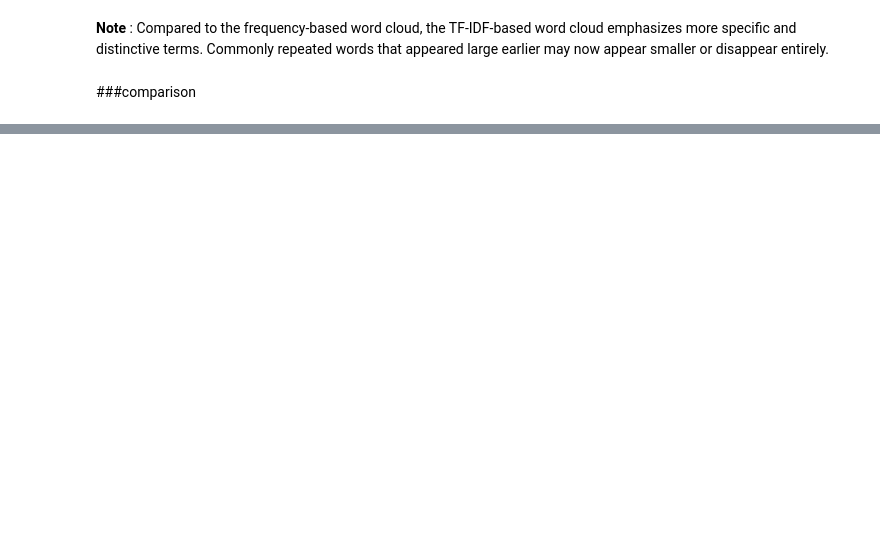
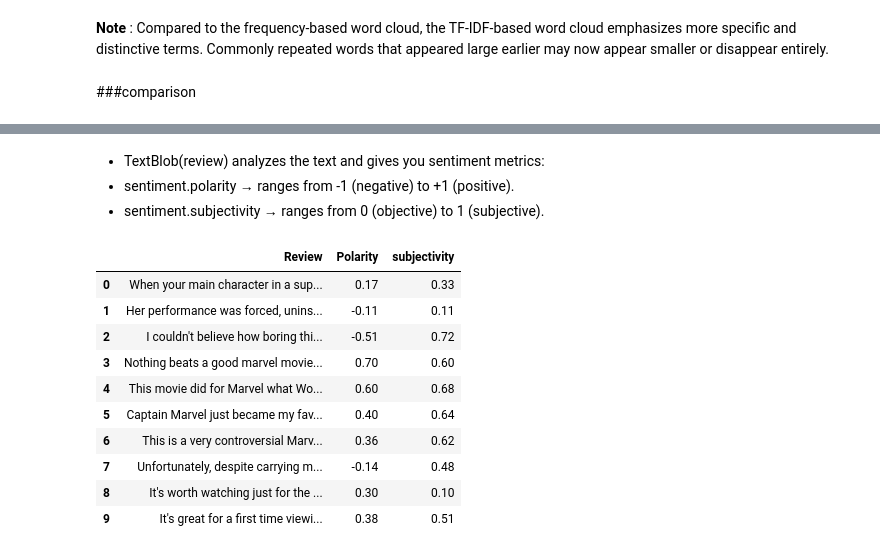
Before and after one commit to Vivek-afk81/NLP_intro, a Jupyter notebook: text_analytics_&_predictions.ipynb, the cells around one changed output, grey strips where cells are left out. Drawn from its saved outputs; the diff is of its cells as text; code cells hidden in the pictures; blank space fills up the shorter version.

```diff
--- a/text_analytics_&_predictions.ipynb
+++ b/text_analytics_&_predictions.ipynb
@@ -180,0 +238,31 @@ plt.show()
+# %% [markdown]
+- TextBlob(review) analyzes the text and gives you sentiment metrics:
+- sentiment.polarity → ranges from -1 (negative) to +1 (positive).
+- sentiment.subjectivity → ranges from 0 (objective) to 1 (subjective).
+# %%
+#converting the result into a dataframe for better visualisation
+
+results=[]
+
+for review in reviews:
+  sentiment=TextBlob(review)
+  results.append({
+      "Review":review,
+      "Polarity":round(sentiment.polarity,2),
+      "subjectivity":round(sentiment.subjectivity,2)
+  })
+
+  df=pd.DataFrame(results)
+df
+# %% [output]
+|  | Review | Polarity | subjectivity |
+| 0 | When your main character in a sup... | 0.17 | 0.33 |
+| 1 | Her performance was forced, unins... | -0.11 | 0.11 |
+| 2 | I couldn't believe how boring thi... | -0.51 | 0.72 |
+| 3 | Nothing beats a good marvel movie... | 0.70 | 0.60 |
+| 4 | This movie did for Marvel what Wo... | 0.60 | 0.68 |
+| 5 | Captain Marvel just became my fav... | 0.40 | 0.64 |
+| 6 | This is a very controversial Marv... | 0.36 | 0.62 |
+| 7 | Unfortunately, despite carrying m... | -0.14 | 0.48 |
+| 8 | It's worth watching just for the ... | 0.30 | 0.10 |
+| 9 | It's great for a first time viewi... | 0.38 | 0.51 |
```
Also changed, not shown: parts of 24 cells of this notebook.
